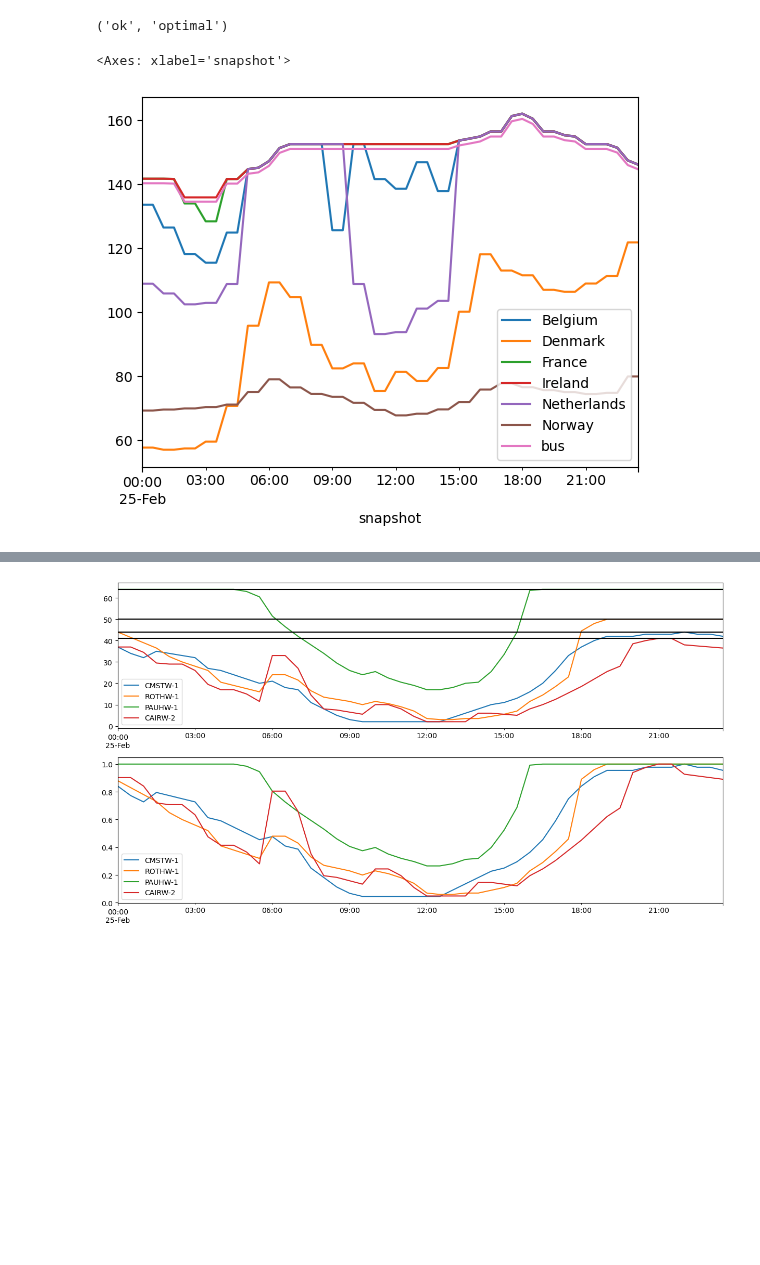
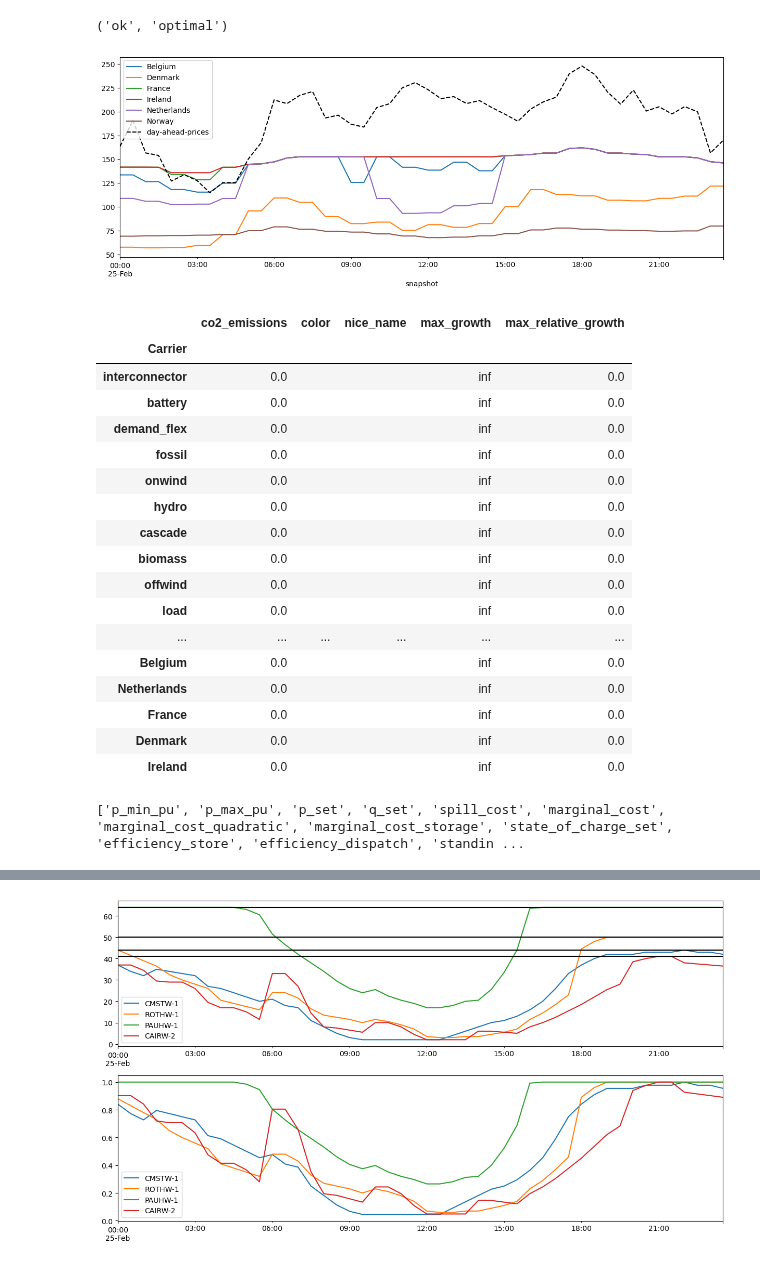
Before and after one commit to LukasFrankenQ/GBPower, a Jupyter notebook: notebooks/build_supply_curve.ipynb, the cells around one changed output, grey strips where cells are left out. Drawn from its saved outputs; the diff is of its cells as text; code cells hidden in the pictures; blank space fills up the shorter version.

```diff
--- a/notebooks/build_supply_curve.ipynb
+++ b/notebooks/build_supply_curve.ipynb
@@ -19,11 +19,12 @@ cfd_strike_prices_fn = Path.cwd().parent / 'resources' / 'cfd_strike_prices.csv'
 roc_values_fn = Path.cwd().parent / 'data' / 'roc_values.csv'
 nuclear_marginal_price_fn = Path.cwd().parent / 'data' / 'nuclear_marginal_cost.csv'
 battery_phs_capacities_fn = Path.cwd().parent / 'data' / 'battery_phs_capacities.csv'
-europe_wholesale_prices_fn = Path.cwd().parent / 'resources' / 'thermal_costs' / '2022-09.csv'
+wholesale_prices_fn = Path.cwd().parent / 'resources' / 'thermal_costs' / '2022-09.csv'
 
 pn_fn = str(Path.cwd().parent / 'data' / 'base' / '{}' / 'physical_notifications.csv')
 europe_wholesale_prices_fn = str(Path.cwd().parent / 'data' / 'base' / '{}' / 'europe_day_ahead_prices.csv')
 mel_fn = str(Path.cwd().parent / 'data' / 'base' / '{}' / 'maximum_export_limits.csv')
+dah_fn = str(Path.cwd().parent / 'data' / 'base' / '{}' / 'day_ahead_prices.csv')
 # %%
 bmus = pd.read_csv(bmus_fn, index_col=0)
 # %%
@@ -476,8 +477,46 @@ Solver message: optimal
 
 INFO:pypsa.optimization.optimize:The shadow-prices of the constraints Generator-fix-p-lower, Generator-fix-p-upper, Link-fix-p-lower, Link-fix-p-upper, StorageUnit-fix-p_dispatch-lower, StorageUnit-fi ...
 ('ok', 'optimal')
-# %%
-n.buses_t.marginal_price.plot()
-# %% [output]
-<Axes: xlabel='snapshot'>
-[figure, removed]
+# %%
+import matplotlib.pyplot as plt
+
+dah = pd.read_csv(dah_fn.format(day), index_col=0, parse_dates=True)
+
+fig, ax = plt.subplots(figsize=(15, 5))
+n.buses_t.marginal_price.drop(columns='bus').plot(ax=ax)
+dah.plot(ax=ax, color='black', linestyle='--')
+
+plt.show()
+# %% [output]
+[figure, added]
+# %%
+n.carriers
+# %% [output]
+|  | co2_emissions | color | nice_name | max_growth | max_relative_growth |
+| Carrier |  |  |  |  |  |
+| interconnector | 0.0 |  |  | inf | 0.0 |
+| battery | 0.0 |  |  | inf | 0.0 |
+| demand_flex | 0.0 |  |  | inf | 0.0 |
+| fossil | 0.0 |  |  | inf | 0.0 |
+| onwind | 0.0 |  |  | inf | 0.0 |
+| hydro | 0.0 |  |  | inf | 0.0 |
+| cascade | 0.0 |  |  | inf | 0.0 |
+| biomass | 0.0 |  |  | inf | 0.0 |
+| offwind | 0.0 |  |  | inf | 0.0 |
+| load | 0.0 |  |  | inf | 0.0 |
+| ... | ... | ... | ... | ... | ... |
+| Belgium | 0.0 |  |  | inf | 0.0 |
+| Netherlands | 0.0 |  |  | inf | 0.0 |
+| France | 0.0 |  |  | inf | 0.0 |
+| Denmark | 0.0 |  |  | inf | 0.0 |
+| Ireland | 0.0 |  |  | inf | 0.0 |
+# %%
+def plot_merit_order(n, period=36):
+
+    print(list(n.storage_units_t))
+
+
+
+plot_merit_order(n)
+# %% [output]
+['p_min_pu', 'p_max_pu', 'p_set', 'q_set', 'spill_cost', 'marginal_cost', 'marginal_cost_quadratic', 'marginal_cost_storage', 'state_of_charge_set', 'efficiency_store', 'efficiency_dispatch', 'standin ...
```
Also changed, not shown: parts of 2 cells of this notebook, 3 other files.
